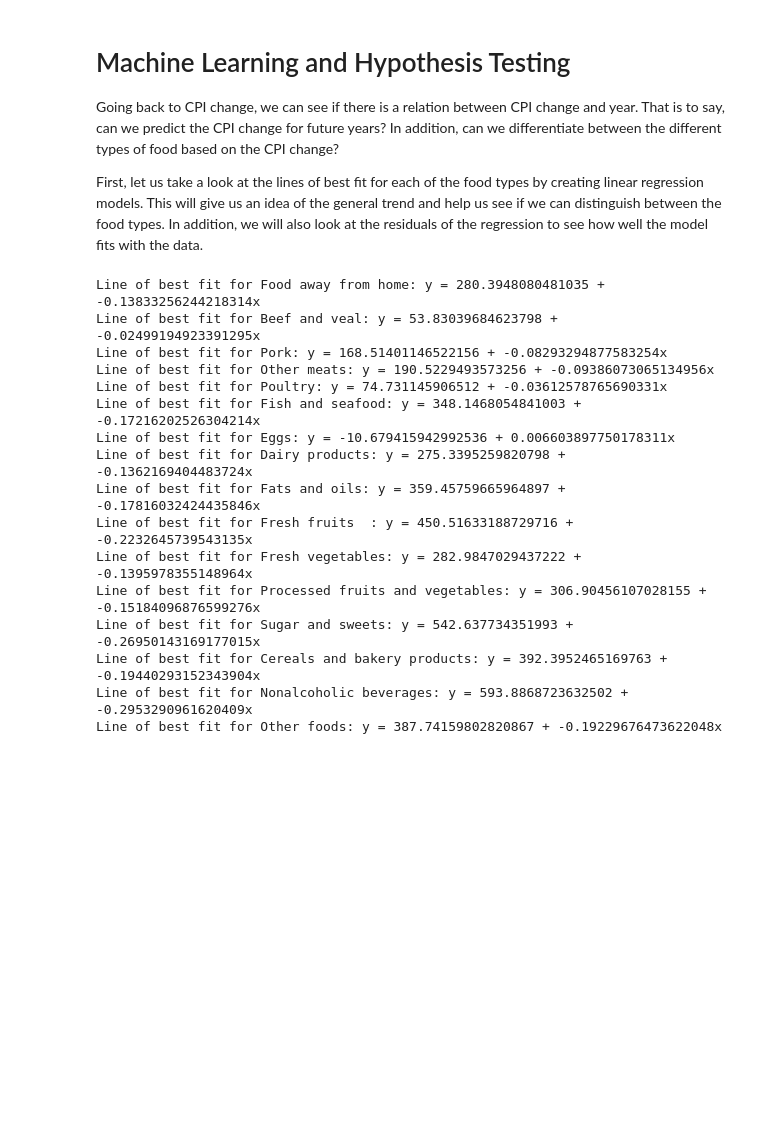
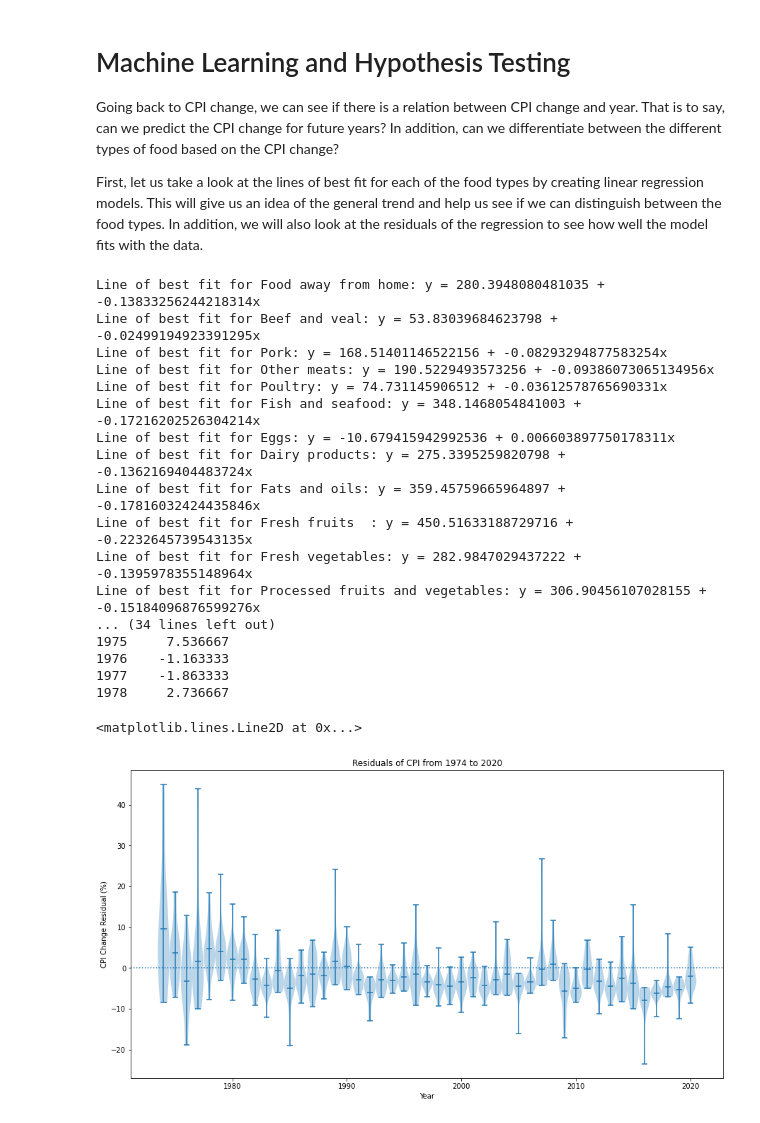
Before and after one commit to Zhu-Daniel/FoodPriceOutlookML, a Jupyter notebook: cmsc320finalproj.ipynb, the cells around one changed output. Saved outputs shown, nothing was run; the diff lists cells and outputs as text; code cells hidden in the pictures; blank space fills up the shorter version.

Commit message:
Created Linear Regression models and violin plot for residuals, began to write in the introduction.

```diff
--- a/cmsc320finalproj.ipynb
+++ b/cmsc320finalproj.ipynb
@@ -342,32 +342,45 @@ First, let us take a look at the lines of best fit for each of the food types by
 # %%
 # Getting lines of best fit for each of the years via linear regression
 import numpy as np
 from sklearn.linear_model import LinearRegression
-years = list(data_t.index)
-all_residuals =
-for col in data_t.columns:
+residual_data = pd.DataFrame()
+for i,col in enumerate(data_t.columns):
     X = np.array(years).reshape(-1,1)
     y = np.array(data_t[col]).reshape(-1,1)
     # Seperate training and testing data?
     reg = LinearRegression().fit(X, y)
     print(f'Line of best fit for {col}: y = {reg.intercept_[0]} + {reg.coef_[0][0]}x')
     prediction = reg.predict(np.array(years).reshape(-1,1))
-    residual = list(np.array(data_t[col]) - prediction)
+    residual = (np.array(data_t[col]) - prediction)
+    residual_data[col] = pd.Series(residual[i], index=years)
+print(residual_data.head())
+fig, ax = plt.subplots(figsize=(15, 8))
+
+ax.violinplot(residual_data.values.tolist(),years, widths = 1, showmeans=True)
+ax.set_xlabel("Year")
+ax.set_ylabel("CPI Change Residual (%)")
+ax.set_title("Residuals of CPI Change from 1974 to 2020")
+
+# plot a dotted horizontal line at y = 0
+ax.axhline(y=0, linestyle=':')
 # %% [output]
 Line of best fit for Food away from home: y = 280.3948080481035 + -0.13833256244218314x
 Line of best fit for Beef and veal: y = 53.83039684623798 + -0.02499194923391295x
 Line of best fit for Pork: y = 168.51401146522156 + -0.08293294877583254x
 Line of best fit for Other meats: y = 190.5229493573256 + -0.09386073065134956x
 Line of best fit for Poultry: y = 74.731145906512 + -0.03612578765690331x
 Line of best fit for Fish and seafood: y = 348.1468054841003 + -0.17216202526304214x
 Line of best fit for Eggs: y = -10.679415942992536 + 0.006603897750178311x
 Line of best fit for Dairy products: y = 275.3395259820798 + -0.1362169404483724x
 Line of best fit for Fats and oils: y = 359.45759665964897 + -0.17816032424435846x
 Line of best fit for Fresh fruits  : y = 450.51633188729716 + -0.2232645739543135x
 Line of best fit for Fresh vegetables: y = 282.9847029437222 + -0.1395978355148964x
 Line of best fit for Processed fruits and vegetables: y = 306.90456107028155 + -0.15184096876599276x
-Line of best fit for Sugar and sweets: y = 542.637734351993 + -0.26950143169177015x
-Line of best fit for Cereals and bakery products: y = 392.3952465169763 + -0.19440293152343904x
-Line of best fit for Nonalcoholic beverages: y = 593.8868723632502 + -0.2953290961620409x
-Line of best fit for Other foods: y = 387.74159802820867 + -0.19229676473622048x
+... (34 lines left out)
+1975     7.536667
+1976    -1.163333
+1977    -1.863333
+1978     2.736667
+<matplotlib.lines.Line2D at 0x...>
+[figure, added]
 # %% [markdown]
```
Also changed, not shown: parts of 2 cells of this notebook.
